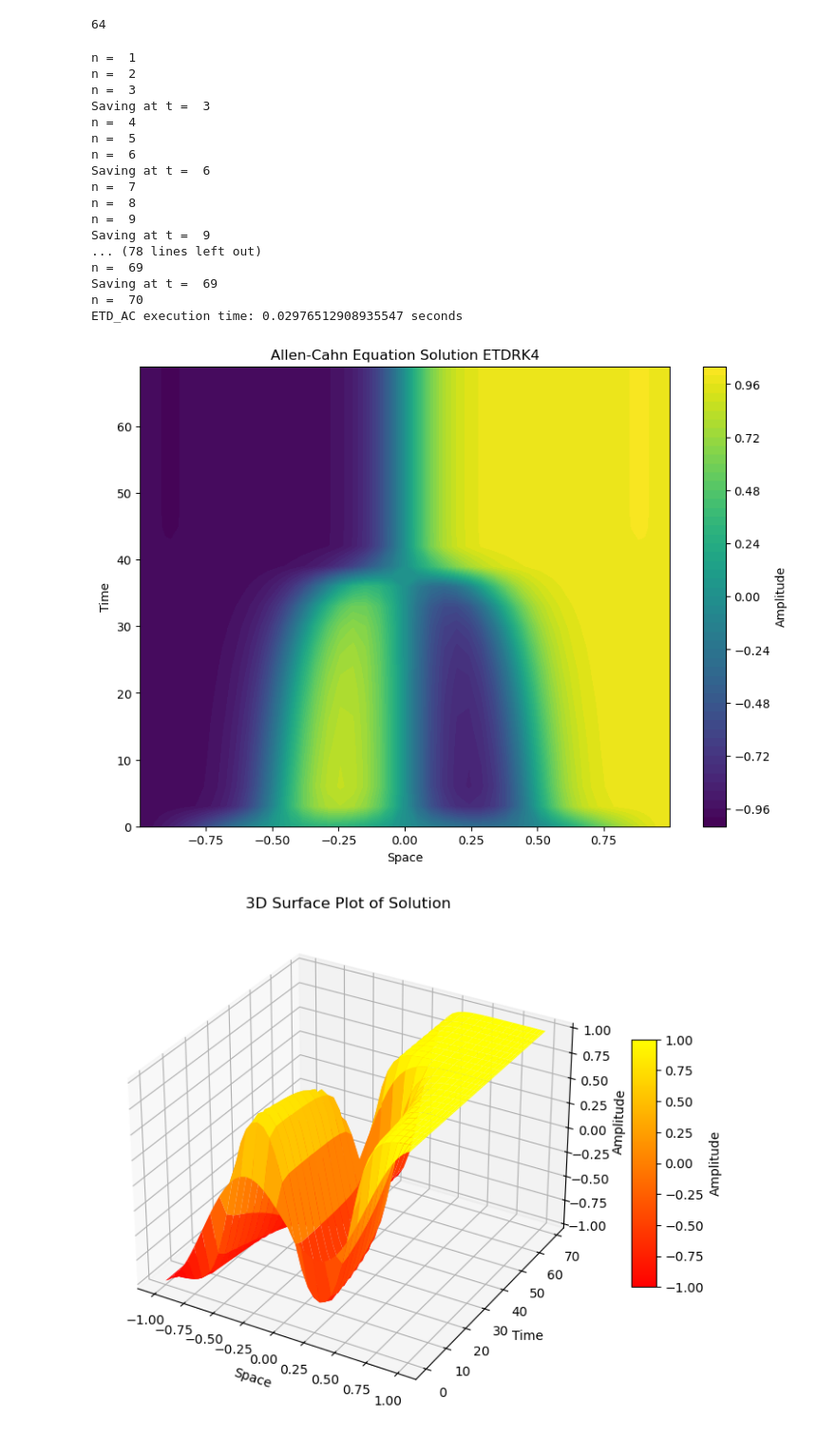
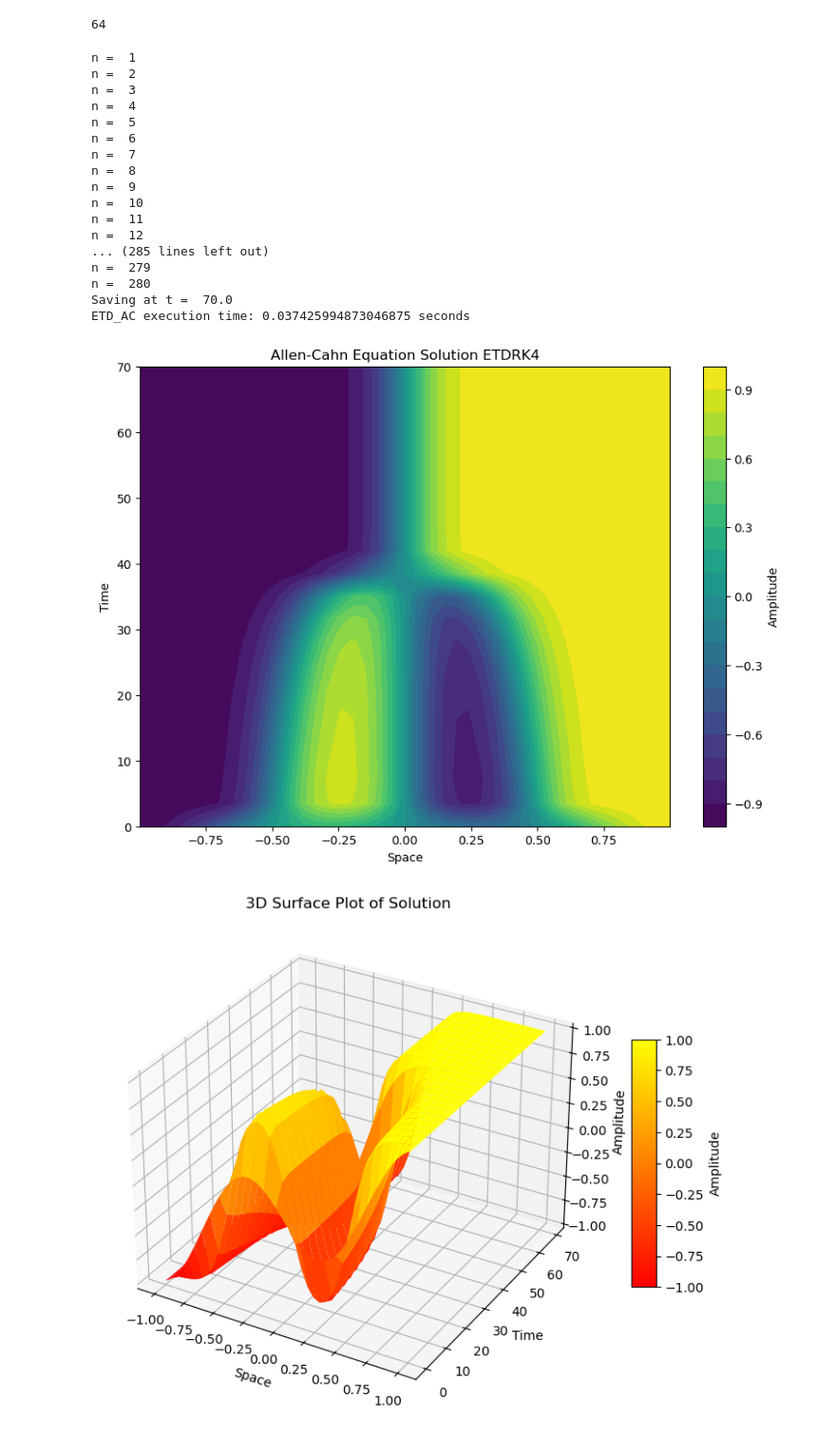
Before and after one commit to Gaffeyh/Research_Project, a Jupyter notebook: AC_eq.ipynb, the cells around one changed output. Shown at 95% size. Drawn from its saved outputs; the diff is of its cells as text; code cells hidden in the pictures.

```diff
--- a/AC_eq.ipynb
+++ b/AC_eq.ipynb
@@ -35,7 +35,7 @@ def cheb(N):
 # %%
 
 # Parameters
-N = 20
+N = 32
 D, x = cheb(N)
 x = x[1:N]                 # MATLAB: x = x(2:N)
 
@@ -196,44 +196,44 @@ def ETD_AC(N,h):
 # %% [output]
 64
 # %%
-x, uu, tt,time_elapsed = ETD_AC(64, 1)
+x, uu, tt,time_elapsed = ETD_AC(64, 1/4)
 #plt.plot(np.diff(x))
 # %% [output]
 n =  1
 n =  2
 n =  3
-Saving at t =  3
 n =  4
 n =  5
 n =  6
-Saving at t =  6
 n =  7
 n =  8
 n =  9
-Saving at t =  9
-... (78 lines left out)
-n =  69
-Saving at t =  69
-n =  70
-ETD_AC execution time: 0.02976512908935547 seconds
+n =  10
+n =  11
+n =  12
+... (285 lines left out)
+n =  279
+n =  280
+Saving at t =  70.0
+ETD_AC execution time: 0.037425994873046875 seconds
 # %%
 # Plot results using a contour plot
 fig, ax = plt.subplots(figsize=(10, 7))
 X, T = np.meshgrid(x, tt, indexing='ij')  # Ensure consistent indexing
-contour = ax.contourf(X,T, uu[1:-1,:], levels=50, cmap=cm.viridis)  # Swap X and T to match uu's shape
+contour = ax.contourf(X,T, uu[1:-1,:], cmap=cm.viridis, levels=np.linspace(-1,1,21))  # Swap X and T to match uu's shape
 
 # Add a colorbar
 cbar = plt.colorbar(contour, ax=ax)
 cbar.set_label('Amplitude')
 
 # Set labels and title
 ax.set_xlabel('Space')
 ax.set_ylabel('Time')
 ax.set_title('Allen-Cahn Equation Solution ETDRK4')
 
 plt.show()
 # %% [output]
-[figure, old version]
+[figure, new version]
 # %%
 from mpl_toolkits.mplot3d import Axes3D
 from matplotlib.widgets import Slider
```
Also changed, not shown: 2 other files.
